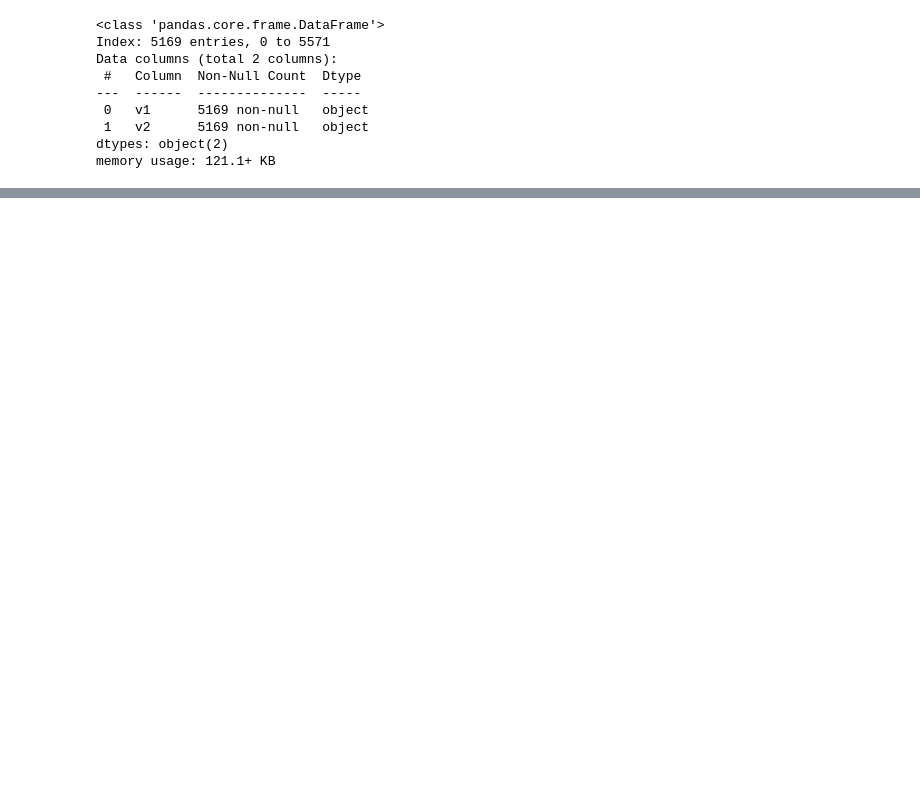
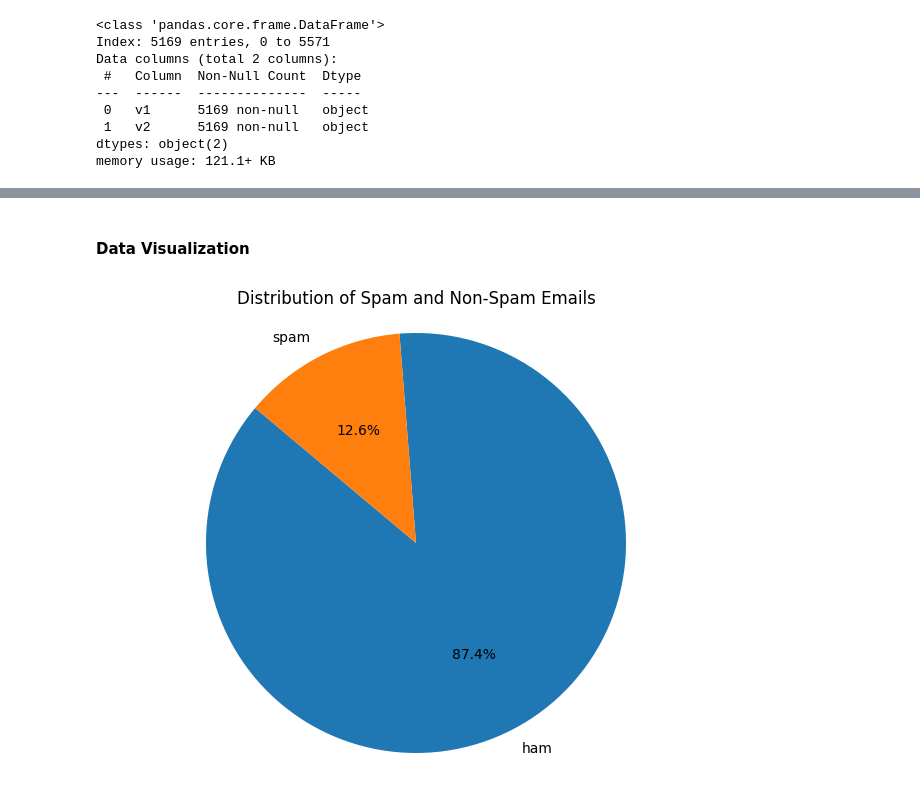
Before and after one commit to bnElmookhtar/TrustSentinel, a Jupyter notebook: models/SPAM/notebooks/preprocessing.ipynb, the cells around one changed output, grey strips where cells are left out. Cells and saved outputs as stored; diff of their text form; code cells hidden in the pictures; blank space fills up the shorter version.

Commit message:
adding data visulization and preprocessing every message by apply msg_preprocessing for every record

```diff
--- a/models/SPAM/notebooks/preprocessing.ipynb
+++ b/models/SPAM/notebooks/preprocessing.ipynb
@@ -118,2 +111,14 @@ dataset.sample()
 # %%
 dataset.to_csv('../data/preprocessed_dataset.csv',index = False)
+# %% [markdown]
+#### Data Visualization
+# %%
+MSG_TYPE = dataset['target'].value_counts()
+
+plt.figure(figsize=(8, 6))
+plt.pie(MSG_TYPE, labels=MSG_TYPE.index, autopct='%1.1f%%', startangle=140)
+plt.title('Distribution of Spam and Non-Spam Emails')
+plt.axis('equal')
+plt.show()
+# %% [output]
+[figure, added]
```
Also changed, not shown: parts of 8 cells of this notebook, 2 other files.
